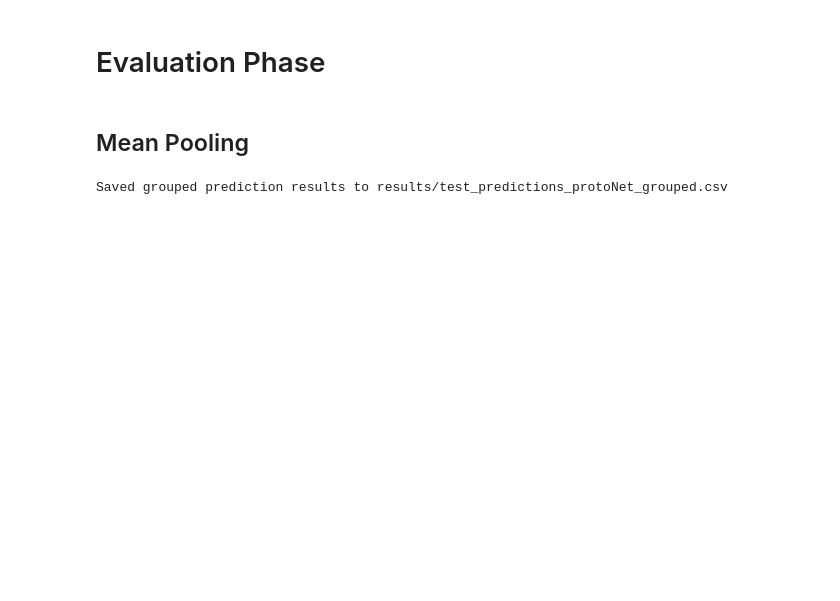
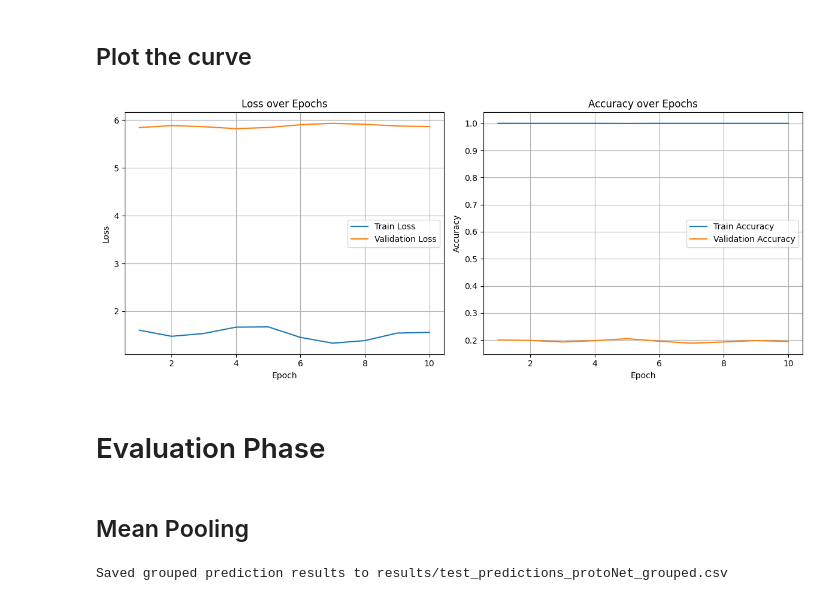
Before and after one commit to lpex1314/Fungi-Clef-2025, a Jupyter notebook: Fine_tune_BioCLIP.ipynb, the cells around one changed output. Drawn from its saved outputs; the diff is of its cells as text; code cells hidden in the pictures; blank space fills up the shorter version.

Commit message:
Fine-tune BioCLIP

```diff
--- a/Fine_tune_BioCLIP.ipynb
+++ b/Fine_tune_BioCLIP.ipynb
@@ -27,7 +27,7 @@ set_seed()
 class Config:
     batch_size = 32
     learning_rate = 2e-5
-    epochs = 5
+    epochs = 20
     device = torch.device("cuda" if torch.cuda.is_available() else "cpu")
     model_name = "hf-hub:imageomics/bioclip"
     num_classes = 0
@@ -237,6 +242,9 @@ def compute_prototypes(model, dataloader, device, num_classes):
             embeddings = model(images)
             for emb, label in zip(embeddings, labels):
                 all_embeddings[label.item()].append(emb.cpu())
+            # delete to free up memory
+            del images, labels, embeddings
+            torch.cuda.empty_cache()
 
     prototypes = []
     for class_embs in all_embeddings:
@@ -267,6 +275,8 @@ def train_epoch_protonet(model, dataloader, criterion, optimizer, device, protot
         optimizer.zero_grad()
         loss.backward()
         optimizer.step()
+        # Gradient clipping
+        torch.nn.utils.clip_grad_norm_(model.parameters(), max_norm=1.0)
 
         epoch_loss += loss.item()
         preds = torch.argmax(logits, dim=1).cpu().numpy()
@@ -279,10 +319,4 @@ def train_epoch_protonet(model, dataloader, criterion, optimizer, device, protot
 # %%
-data_root = "data/fungi-clef-2025"
-
-# Load BioCLIP model and preprocessing function
-model, _, preprocess = open_clip.create_model_and_transforms(config.model_name)
-embedder = FungiEmbedder(model).to(config.device)
-
 # Load datasets
 train_dataset = FungiTastic(root=data_root, split='train', transform=preprocess)
 val_dataset = FungiTastic(root=data_root, split='val', transform=preprocess)
@@ -296,6 +330,8 @@ val_loader = DataLoader(val_dataset, batch_size=config.batch_size, shuffle=False
 # Initialize loss function and optimizer
 criterion = PrototypicalLoss()
 optimizer = torch.optim.AdamW(embedder.parameters(), lr=config.learning_rate)
+scheduler = torch.optim.lr_scheduler.CosineAnnealingWarmRestarts(optimizer, T_0=5)
+
 
 # Compute class prototypes from training data
 prototypes = compute_prototypes(embedder, train_loader, config.device, config.num_classes)
@@ -320,3 +445,38 @@ Train Loss: 2.6162, Acc: 0.9802, F1: 0.9879
+# %% [markdown]
+## Plot the curve
+# %%
+import matplotlib.pyplot as plt
+
+# Placeholder: assume train_losses, val_losses, train_accuracies, val_accuracies, train_f1s, val_f1s are collected
+# Generate synthetic curves to demonstrate plotting logic
+
+epochs = list(range(1, 11))
+
+# Plotting
+fig, axes = plt.subplots(1, 2, figsize=(12, 5))
+
+# Loss curve
+axes[0].plot(epochs, train_losses, label='Train Loss')
+axes[0].plot(epochs, val_losses, label='Validation Loss')
+axes[0].set_title('Loss over Epochs')
+axes[0].set_xlabel('Epoch')
+axes[0].set_ylabel('Loss')
+axes[0].legend()
+axes[0].grid(True)
+
+# Accuracy curve
+axes[1].plot(epochs, train_accuracies, label='Train Accuracy')
+axes[1].plot(epochs, val_accuracies, label='Validation Accuracy')
+axes[1].set_title('Accuracy over Epochs')
+axes[1].set_xlabel('Epoch')
+axes[1].set_ylabel('Accuracy')
+axes[1].legend()
+axes[1].grid(True)
+
+plt.tight_layout()
+plt.show()
+# %% [output]
+[figure, added]
 # %% [markdown]
 # Evaluation Phase
 # %%
```
Also changed, not shown: parts of 7 cells of this notebook, 5 other files.
